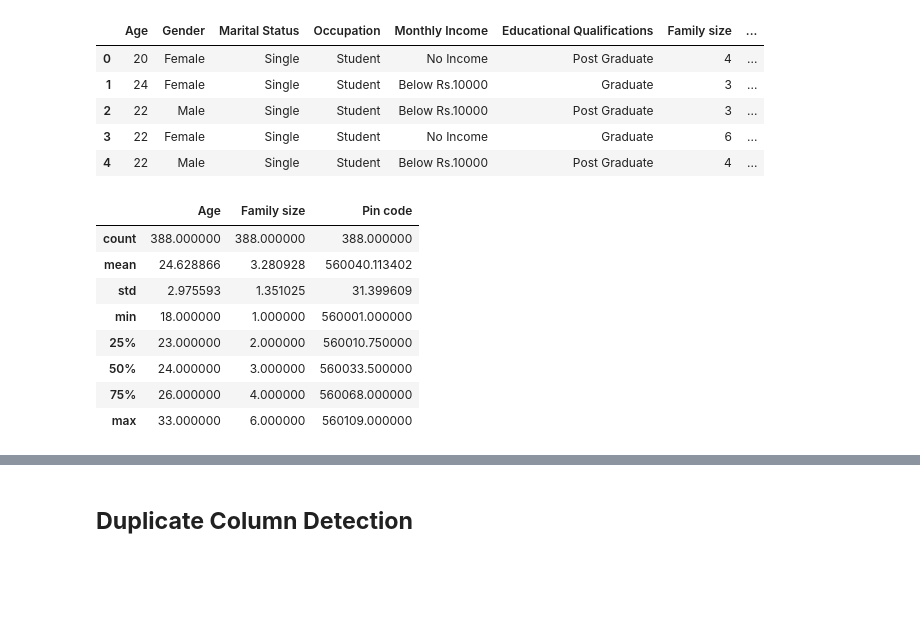
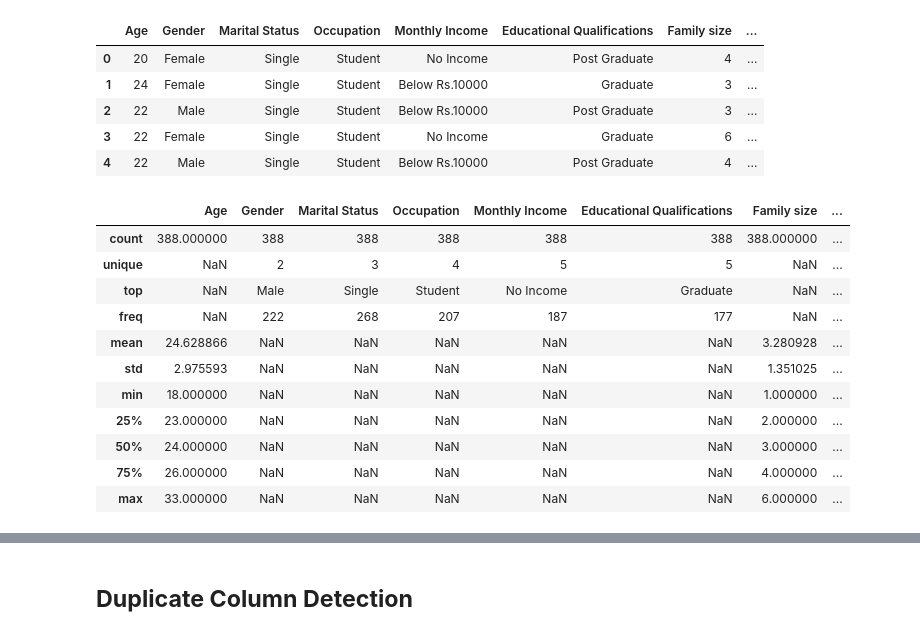
Before and after one commit to danodoms/Classification-Models-Evaluation, a Jupyter notebook: Classification Algos Comparison.ipynb, the cells around one changed output, grey strips where cells are left out. Cells and saved outputs as stored; diff of their text form; code cells hidden in the pictures; blank space fills up the shorter version.

```diff
--- a/Classification Algos Comparison.ipynb
+++ b/Classification Algos Comparison.ipynb
@@ -17,14 +17,17 @@ data.head()
 | 3 | 22 | Female | Single | Student | No Income | Graduate | 6 | ... |
 | 4 | 22 | Male | Single | Student | Below Rs.10000 | Post Graduate | 4 | ... |
 # %%
-data.describe()
+data.describe(include='all')
 # %% [output]
-|  | Age | Family size | Pin code |
-| count | 388.000000 | 388.000000 | 388.000000 |
-| mean | 24.628866 | 3.280928 | 560040.113402 |
-| std | 2.975593 | 1.351025 | 31.399609 |
-| min | 18.000000 | 1.000000 | 560001.000000 |
-| 25% | 23.000000 | 2.000000 | 560010.750000 |
-| 50% | 24.000000 | 3.000000 | 560033.500000 |
-| 75% | 26.000000 | 4.000000 | 560068.000000 |
-| max | 33.000000 | 6.000000 | 560109.000000 |
+|  | Age | Gender | Marital Status | Occupation | Monthly Income | Educational Qualifications | Family size | ... |
+| count | 388.000000 | 388 | 388 | 388 | 388 | 388 | 388.000000 | ... |
+| unique | NaN | 2 | 3 | 4 | 5 | 5 | NaN | ... |
+| top | NaN | Male | Single | Student | No Income | Graduate | NaN | ... |
+| freq | NaN | 222 | 268 | 207 | 187 | 177 | NaN | ... |
+| mean | 24.628866 | NaN | NaN | NaN | NaN | NaN | 3.280928 | ... |
+| std | 2.975593 | NaN | NaN | NaN | NaN | NaN | 1.351025 | ... |
+| min | 18.000000 | NaN | NaN | NaN | NaN | NaN | 1.000000 | ... |
+| 25% | 23.000000 | NaN | NaN | NaN | NaN | NaN | 2.000000 | ... |
+| 50% | 24.000000 | NaN | NaN | NaN | NaN | NaN | 3.000000 | ... |
+| 75% | 26.000000 | NaN | NaN | NaN | NaN | NaN | 4.000000 | ... |
+| max | 33.000000 | NaN | NaN | NaN | NaN | NaN | 6.000000 | ... |
```
Also changed, not shown: parts of 3 cells of this notebook, 3 other files.
